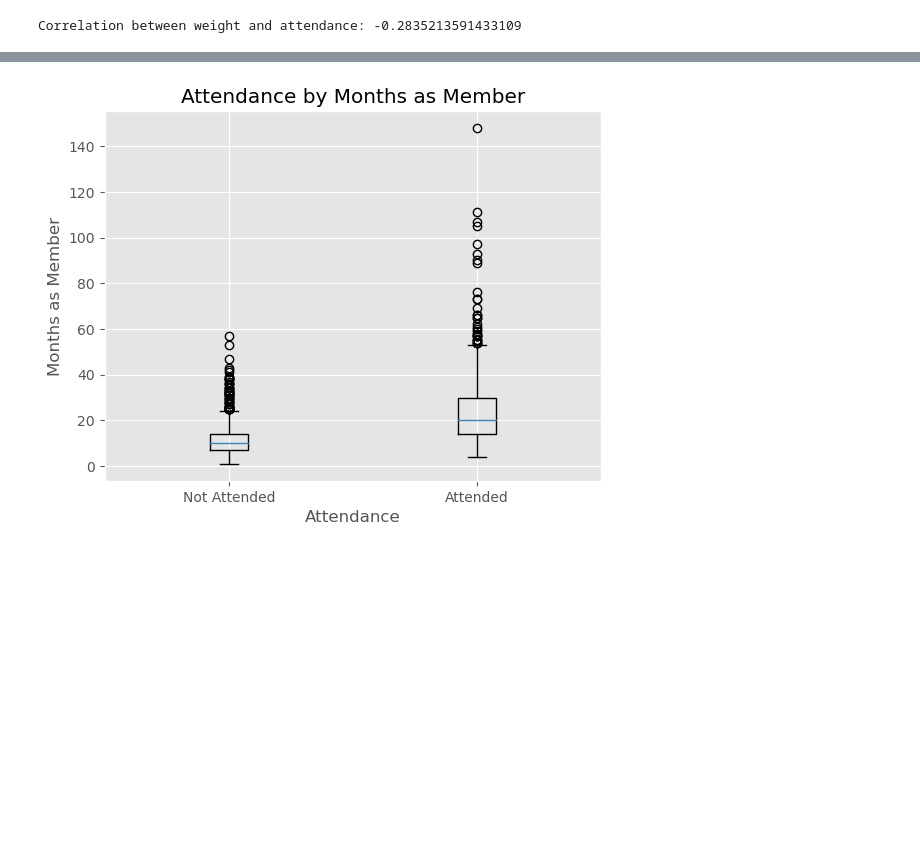
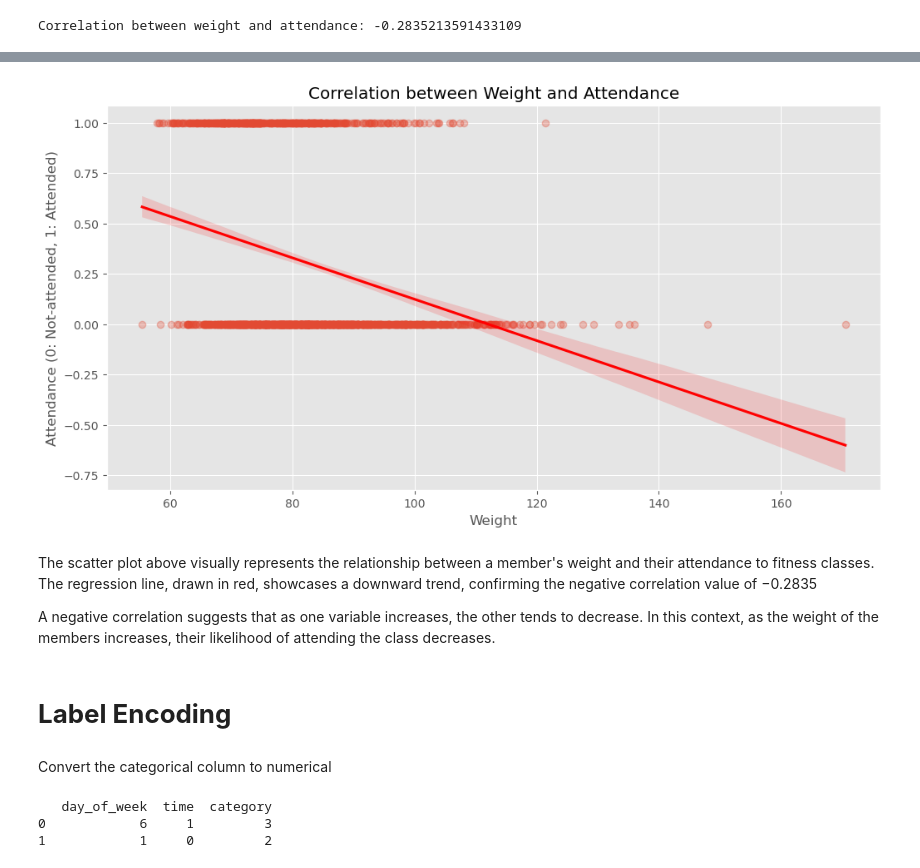
Before and after one commit to LoveRedemption/Fitness-class, a Jupyter notebook: Fitness Class EdA.ipynb, the cells around one changed output, grey strips where cells are left out. Saved outputs shown, nothing was run; the diff lists cells and outputs as text; code cells hidden in the pictures; blank space fills up the shorter version.

```diff
--- a/Fitness Class EdA.ipynb
+++ b/Fitness Class EdA.ipynb
@@ -412,10 +521,37 @@ plt.show()
-# %%
-
-plt.boxplot([df[df['attended'] == 0]['months_as_member'], df[df['attended'] == 1]['months_as_member']])
-plt.xticks([1, 2], ['Not Attended', 'Attended'])
-plt.xlabel('Attendance')
-plt.ylabel('Months as Member')
-plt.title('Attendance by Months as Member')
-plt.show()
-# %% [output]
-[figure, removed]
+# %%
+# Scatter plot with regression line for weight vs attendance
+plt.figure(figsize=(12, 6))
+sns.regplot(x=df['weight'], y=df['attended'], scatter_kws={'alpha':0.3}, line_kws={'color':'red'})
+plt.title('Correlation between Weight and Attendance')
+plt.xlabel('Weight')
+plt.ylabel('Attendance (0: Not-attended, 1: Attended)')
+plt.show()
+# %% [output]
+[figure, added]
+# %% [markdown]
+The scatter plot above visually represents the relationship between a member's weight and their attendance to fitness classes. The regression line, drawn in red, showcases a downward trend, confirming the negative correlation value of
+−0.2835
+
+A negative correlation suggests that as one variable increases, the other tends to decrease. In this context, as the weight of the members increases, their likelihood of attending the class decreases.
+# %% [markdown]
+# **Label Encoding**
+# %% [markdown]
+Convert the categorical column to numerical
+# %%
+from sklearn.preprocessing import LabelEncoder
+
+convert_columns = ['day_of_week', 'time', 'category']
+
+# Create a LabelEncoder object
+le = LabelEncoder()
+
+# Apply LabelEncoder to each column
+for column in convert_columns:
+    df[column] = le.fit_transform(df[column])
+
+# Print the first two rows of the transformed columns
+print(df[convert_columns].head(2))
+# %% [output]
+   day_of_week  time  category
+0            6     1         3
+1            1     0         2
```
Also changed, not shown: parts of 23 cells of this notebook, 1 other file.
